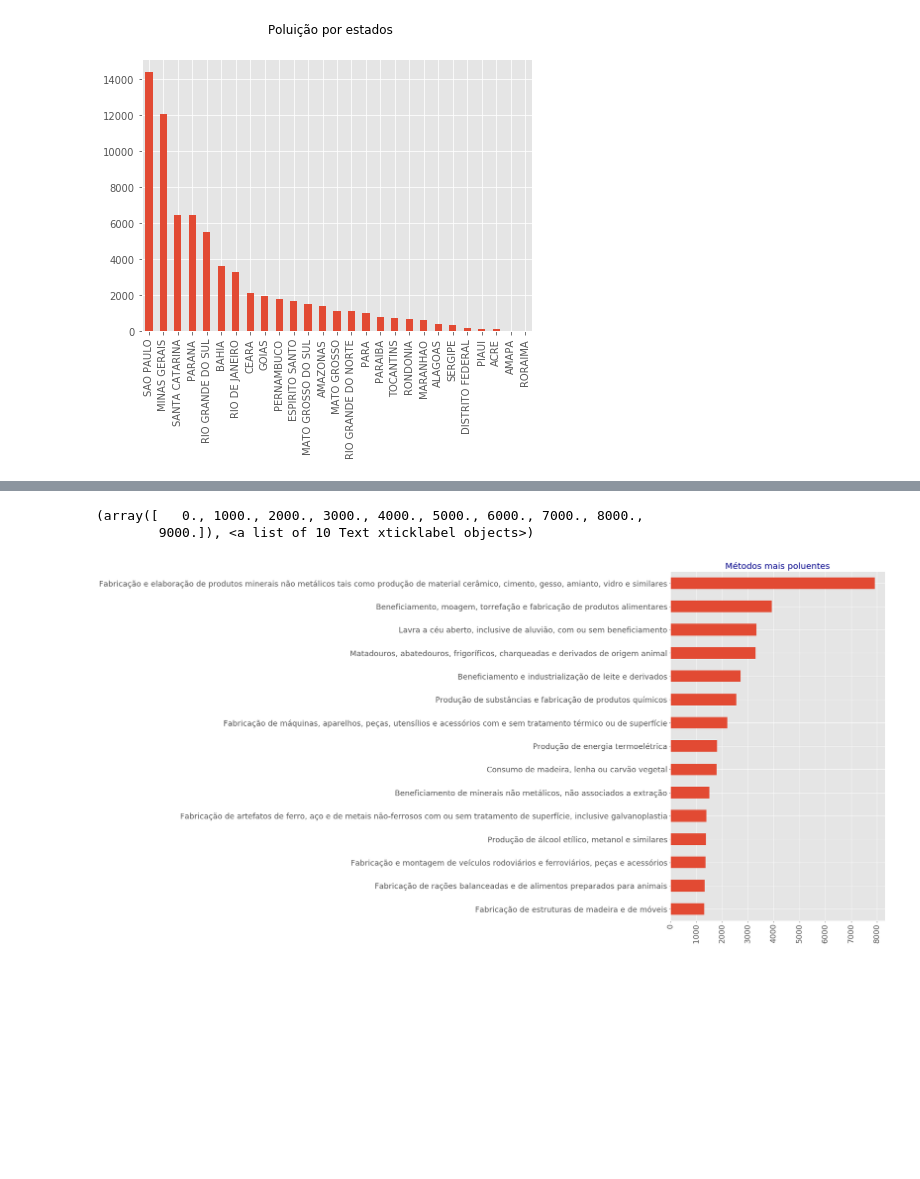
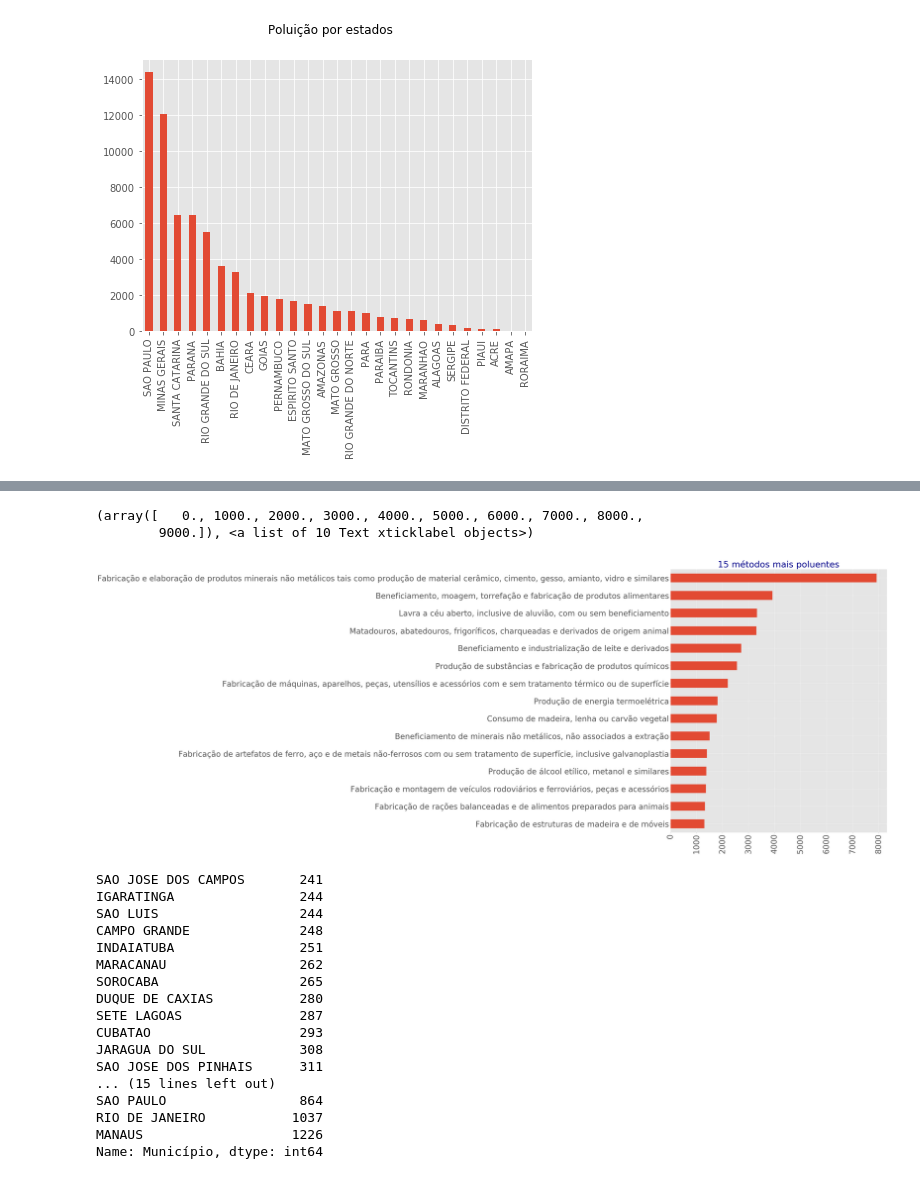
Before and after one commit to lrsonnewend/Emissao-Poluentes, a Jupyter notebook: analise_poluentes.ipynb, the cells around one changed output, grey strips where cells are left out. Saved outputs shown, nothing was run; the diff lists cells and outputs as text; code cells hidden in the pictures; blank space fills up the shorter version.

```diff
--- a/analise_poluentes.ipynb
+++ b/analise_poluentes.ipynb
@@ -67,10 +84,31 @@ metodoPolu = metodoPolu[:15].sort_values(ascending=[True])
 # %%
 plt.style.use("ggplot")
-metodoPolu.plot(kind='barh', subplots=True, label="", figsize=(9, 15), fontsize = 18)
-plt.title('Métodos mais poluentes', fontsize = 20, color = 'darkblue')
-
+metodoPolu.plot(kind='barh', subplots=True, label="", figsize=(20, 25), fontsize = 40)
+plt.title('15 métodos mais poluentes', fontsize = 45, color = 'darkblue')
 plt.xticks(rotation=90)
 # %% [output]
 (array([   0., 1000., 2000., 3000., 4000., 5000., 6000., 7000., 8000.,
         9000.]), <a list of 10 Text xticklabel objects>)
-[figure, old version]
+[figure, new version]
+# %%
+municipioPolu = pd.value_counts(dados['Município'])
+municipioPolu = municipioPolu[:30].sort_values(ascending=[True])
+municipioPolu
+# %% [output]
+SAO JOSE DOS CAMPOS       241
+IGARATINGA                244
+SAO LUIS                  244
+CAMPO GRANDE              248
+INDAIATUBA                251
+MARACANAU                 262
+SOROCABA                  265
+DUQUE DE CAXIAS           280
+SETE LAGOAS               287
+CUBATAO                   293
+JARAGUA DO SUL            308
+SAO JOSE DOS PINHAIS      311
+... (15 lines left out)
+SAO PAULO                 864
+RIO DE JANEIRO           1037
+MANAUS                   1226
+Name: Município, dtype: int64
```
Also changed, not shown: parts of 3 cells of this notebook.
